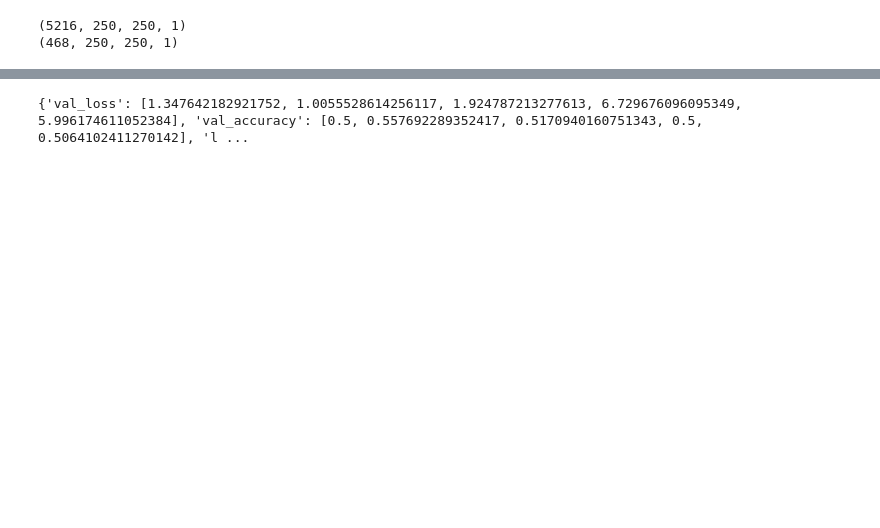
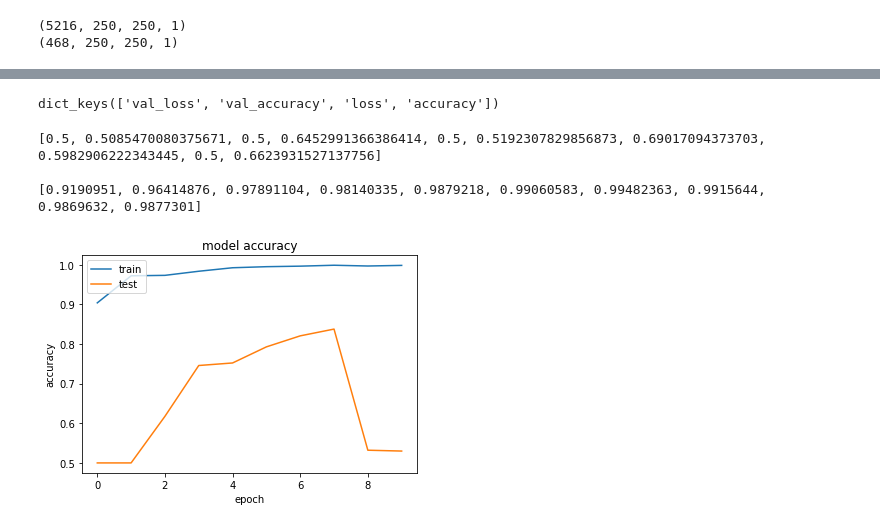
Before and after one commit to jozi98/HonoursProject, a Jupyter notebook: Experiments.ipynb, the cells around one changed output, grey strips where cells are left out. Saved outputs shown, nothing was run; the diff lists cells and outputs as text; code cells hidden in the pictures; blank space fills up the shorter version.

```diff
--- a/Experiments.ipynb
+++ b/Experiments.ipynb
@@ -154,4 +208,25 @@ Epoch 1/1
 # %%
-print(hisotry.history)
+print(history.history.keys())
 # %% [output]
-{'val_loss': [1.347642182921752, 1.0055528614256117, 1.924787213277613, 6.729676096095349, 5.996174611052384], 'val_accuracy': [0.5, 0.557692289352417, 0.5170940160751343, 0.5, 0.5064102411270142], 'l ...
+dict_keys(['val_loss', 'val_accuracy', 'loss', 'accuracy'])
+# %%
+print(history.history['val_accuracy'])
+print()
+print(history.history['accuracy'])
+# %% [output]
+[0.5, 0.5085470080375671, 0.5, 0.6452991366386414, 0.5, 0.5192307829856873, 0.69017094373703, 0.5982906222343445, 0.5, 0.6623931527137756]
+
+[0.9190951, 0.96414876, 0.97891104, 0.98140335, 0.9879218, 0.99060583, 0.99482363, 0.9915644, 0.9869632, 0.9877301]
+# %%
+import matplotlib.pyplot as plt
+
+plt.plot(history.history['accuracy'])
+plt.plot(history.history['val_accuracy'])
+plt.title('model accuracy')
+plt.ylabel('accuracy')
+plt.xlabel('epoch')
+plt.legend(['train','test'],loc='upper left')
+plt.savefig('train_vs_test_accuracy_shuffled.png')
+plt.show()
+# %% [output]
+[figure, added]
```
Also changed, not shown: parts of 20 cells of this notebook.
